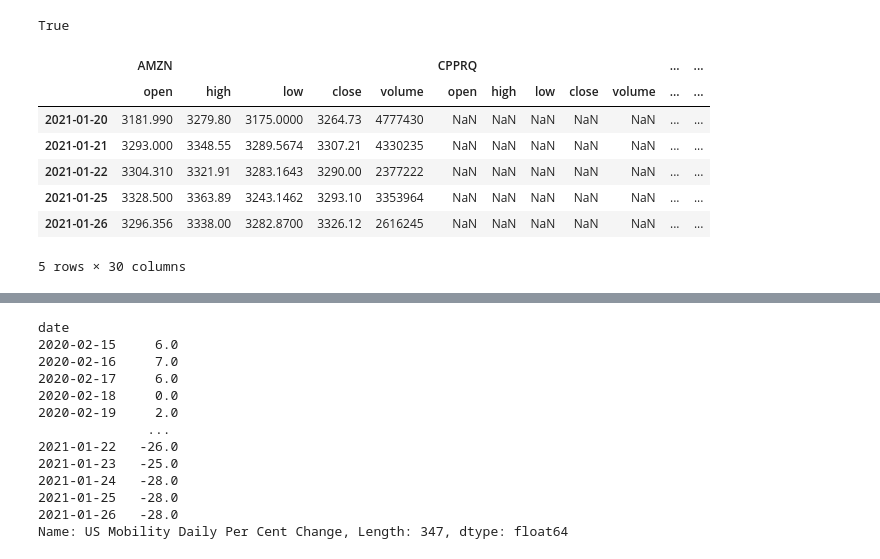
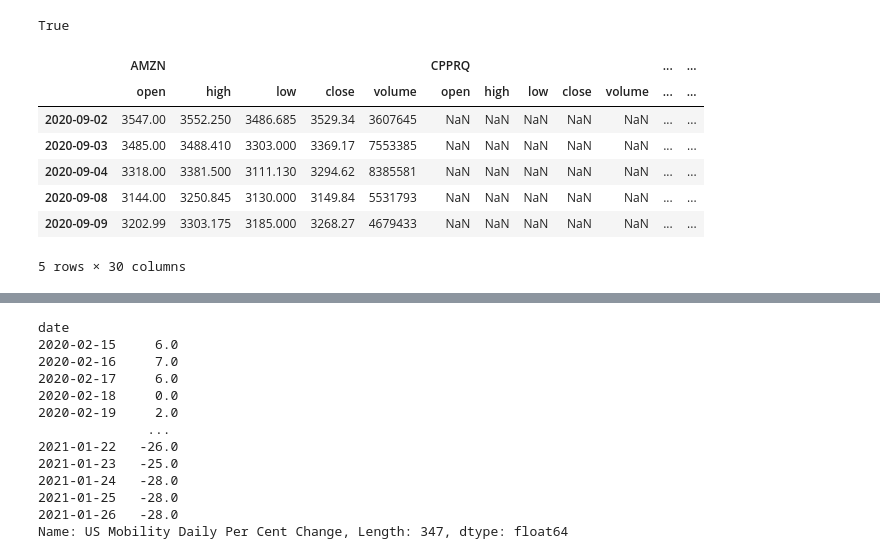
Before and after one commit to youssefabdelwahab/Fintech_Project1, a Jupyter notebook: Carla-Data/New_RegionMobility.ipynb, the cells around one changed output, grey strips where cells are left out. Drawn from its saved outputs; the diff is of its cells as text; code cells hidden in the pictures.

```diff
--- a/Carla-Data/New_RegionMobility.ipynb
+++ b/Carla-Data/New_RegionMobility.ipynb
@@ -137,24 +152,24 @@ timeframe = "1D"
 # %%
 stock_prices = alpaca.get_barset(
     tickers,
     timeframe,
     start = start_date,
     end = end_date
 ).df
 
 # need to remove time from index
 stock_prices.index = stock_prices.index.date
 # need to sort index
 stock_prices.sort_index()
-stock_prices.tail()
+stock_prices.head()
 # %% [output]
 |  | AMZN |  |  |  |  | CPPRQ |  |  |  |  | ... | ... |
 |  | open | high | low | close | volume | open | high | low | close | volume | ... | ... |
-| 2021-01-20 | 3181.990 | 3279.80 | 3175.0000 | 3264.73 | 4777430 | NaN | NaN | NaN | NaN | NaN | ... | ... |
-| 2021-01-21 | 3293.000 | 3348.55 | 3289.5674 | 3307.21 | 4330235 | NaN | NaN | NaN | NaN | NaN | ... | ... |
-| 2021-01-22 | 3304.310 | 3321.91 | 3283.1643 | 3290.00 | 2377222 | NaN | NaN | NaN | NaN | NaN | ... | ... |
-| 2021-01-25 | 3328.500 | 3363.89 | 3243.1462 | 3293.10 | 3353964 | NaN | NaN | NaN | NaN | NaN | ... | ... |
-| 2021-01-26 | 3296.356 | 3338.00 | 3282.8700 | 3326.12 | 2616245 | NaN | NaN | NaN | NaN | NaN | ... | ... |
+| 2020-09-02 | 3547.00 | 3552.250 | 3486.685 | 3529.34 | 3607645 | NaN | NaN | NaN | NaN | NaN | ... | ... |
+| 2020-09-03 | 3485.00 | 3488.410 | 3303.000 | 3369.17 | 7553385 | NaN | NaN | NaN | NaN | NaN | ... | ... |
+| 2020-09-04 | 3318.00 | 3381.500 | 3111.130 | 3294.62 | 8385581 | NaN | NaN | NaN | NaN | NaN | ... | ... |
+| 2020-09-08 | 3144.00 | 3250.845 | 3130.000 | 3149.84 | 5531793 | NaN | NaN | NaN | NaN | NaN | ... | ... |
+| 2020-09-09 | 3202.99 | 3303.175 | 3185.000 | 3268.27 | 4679433 | NaN | NaN | NaN | NaN | NaN | ... | ... |
 5 rows × 30 columns
 # %%
 # looking at my data
```
Also changed, not shown: parts of 22 cells of this notebook, 1 other file.
